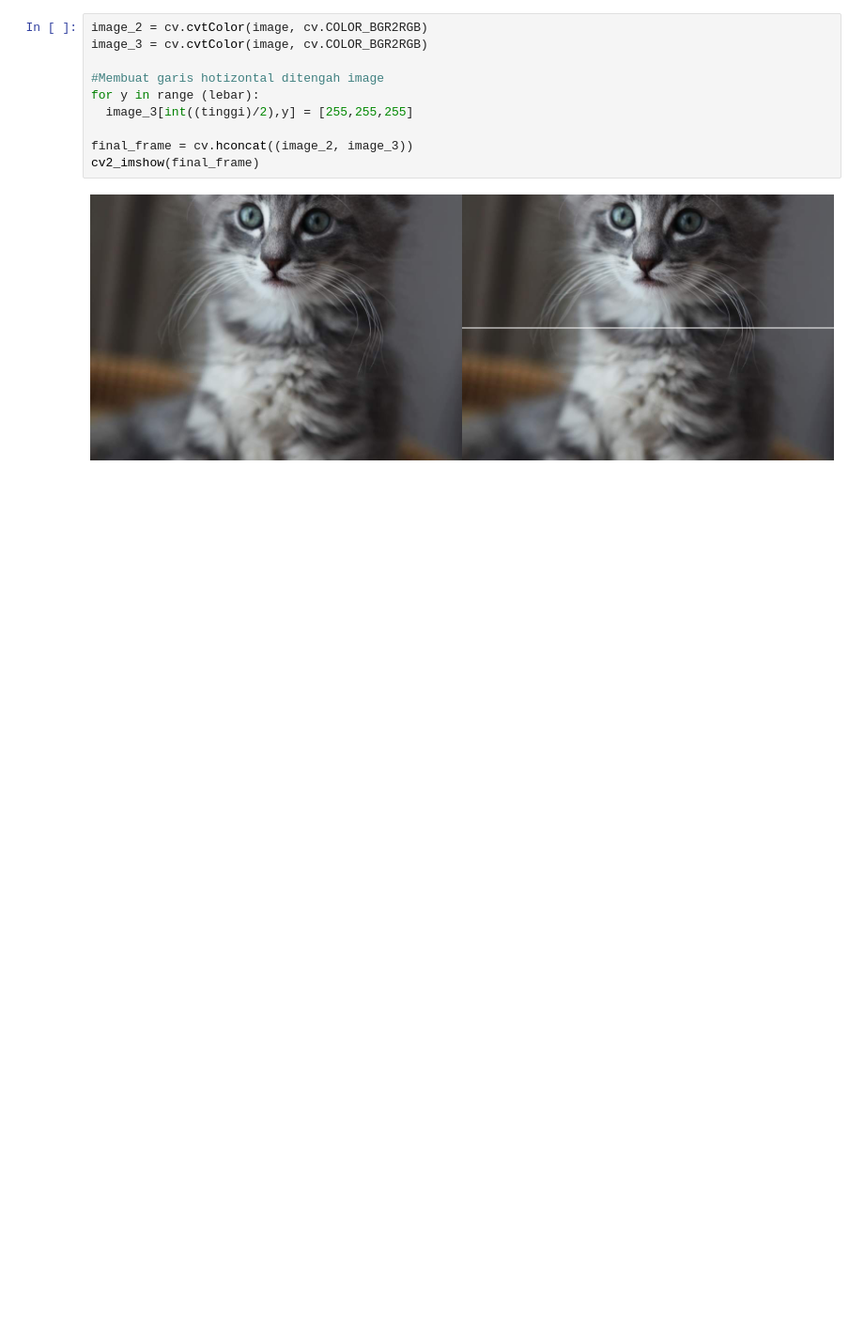
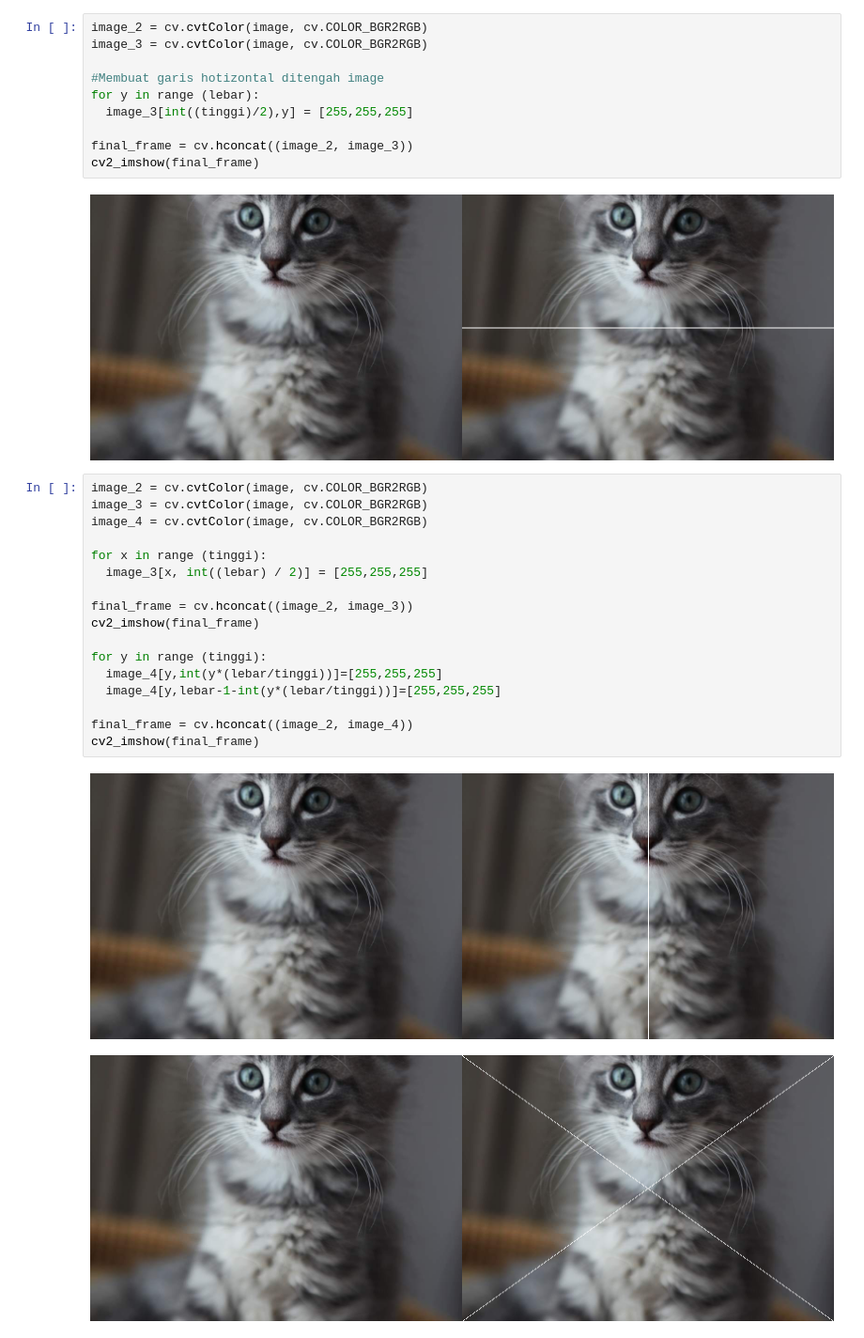
Before and after one commit to fatin28/PCVK_Genap_2022, a Jupyter notebook: Week1.ipynb, the cells around one changed output. Shown at 94% size. Saved outputs shown, nothing was run; the diff lists cells and outputs as text; blank space fills up the shorter version.

```diff
--- a/Week1.ipynb
+++ b/Week1.ipynb
@@ -45,3 +45,23 @@ final_frame = cv.hconcat((image_2, image_3))
 cv2_imshow(final_frame)
 # %% [output]
 [figure]
+# %%
+image_2 = cv.cvtColor(image, cv.COLOR_BGR2RGB)
+image_3 = cv.cvtColor(image, cv.COLOR_BGR2RGB)
+image_4 = cv.cvtColor(image, cv.COLOR_BGR2RGB)
+
+for x in range (tinggi):
+  image_3[x, int((lebar) / 2)] = [255,255,255]
+
+final_frame = cv.hconcat((image_2, image_3))
+cv2_imshow(final_frame)
+
+for y in range (tinggi):
+  image_4[y,int(y*(lebar/tinggi))]=[255,255,255]
+  image_4[y,lebar-1-int(y*(lebar/tinggi))]=[255,255,255]
+
+final_frame = cv.hconcat((image_2, image_4))
+cv2_imshow(final_frame)
+# %% [output]
+[figure, added]
+[figure, added]
```
